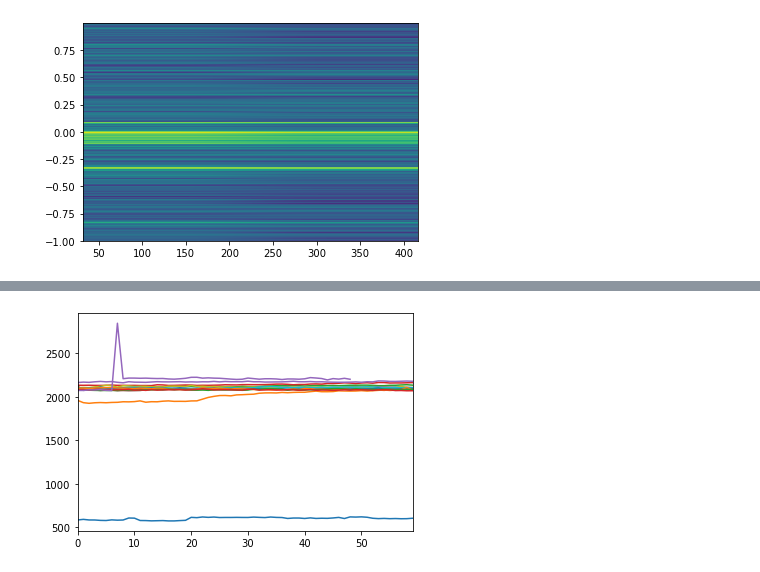
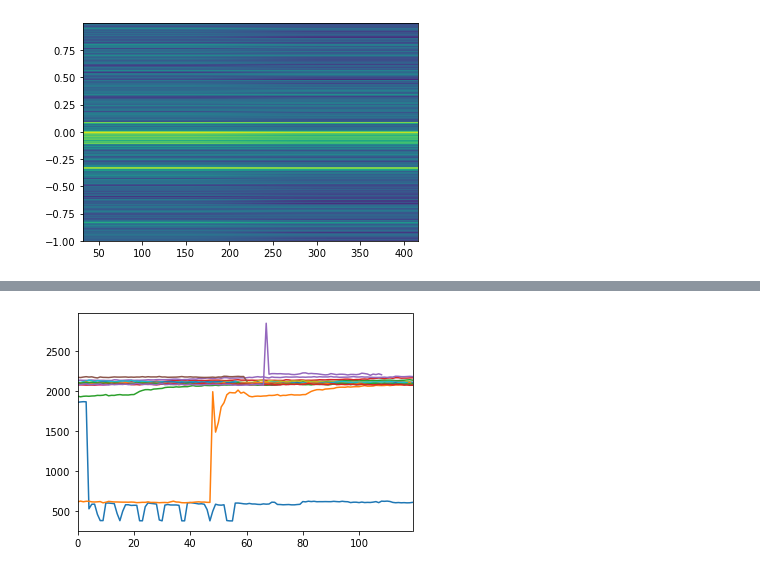
Before and after one commit to caxefaizan/RNN_Model, a Jupyter notebook: Get Data.ipynb, the cells around one changed output, grey strips where cells are left out. Drawn from its saved outputs; the diff is of its cells as text; code cells hidden in the pictures.

```diff
--- a/Get Data.ipynb
+++ b/Get Data.ipynb
@@ -50,0 +62,6 @@ pd.Series(e).plot()
+# %%
+e = scipy.signal.medfilt(e, kernel_size=None)
+# %%
+sos = scipy.signal.butter(3, 0.5,btype='high', analog=False, output='sos', fs=None)
+# %%
+e = signal.sosfilt(sos, e)
@@ -81,22 +123,24 @@ plt.specgram(fft,NFFT = 512);
 # %%
 size = e.size
 # %%
-buffer = 60
 counter = 0
 li = []
 loc = []
+full = []
 mean = 0
 for x in range(1024):
     if counter <60:
-        li.append(e[x])
+        li.append(e[x]-mean)
+        full.append(e[x]-mean)
         counter +=1
     elif counter == 60:
         li.pop(0)
-        li.append(e[x])
+        li.append(e[x]-mean)
+        full.append(e[x]-mean)
         counter=0
         new_list = np.array(li)
-        new_mean = (np.mean(new_list))
-        if e[x] > (mean + (mean*10/100)):
+        new_mean = np.mean(new_list)
+        if e[x] >= (mean + 5):
             name =input('New Device turned ON. Name it:')
             loc.append(x)
         mean = new_mean
@@ -121,5 +158,5 @@ New Device turned ON. Name it:
 # %%
 for x in loc:
-    pd.Series(e[x:x+60]).plot()
+    pd.Series(e[x-60:x+60]).plot()
 # %% [output]
-[figure, old version]
+[figure, new version]
```
Also changed, not shown: parts of 20 cells of this notebook, 56 other files.
